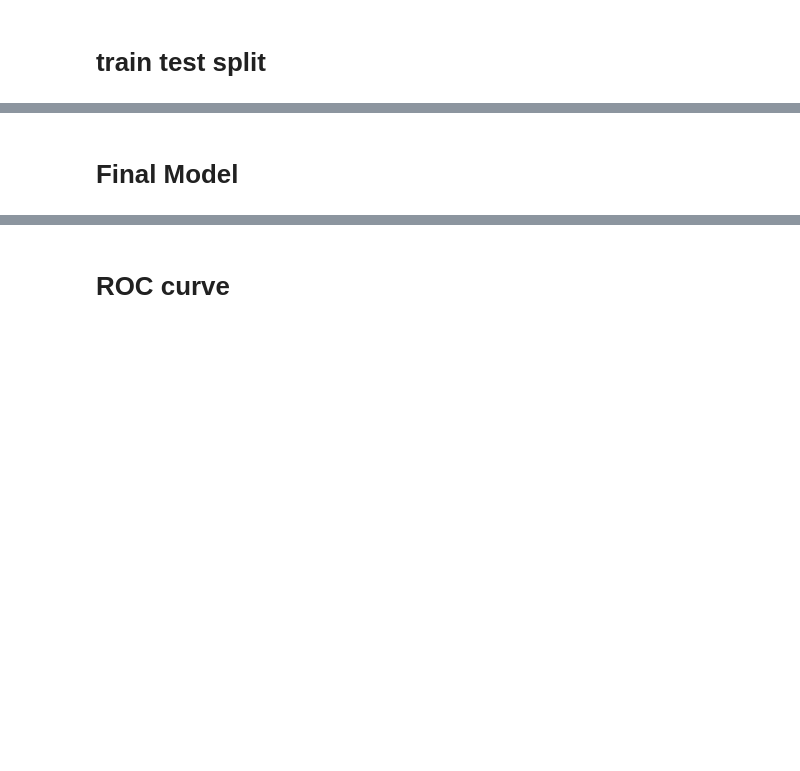
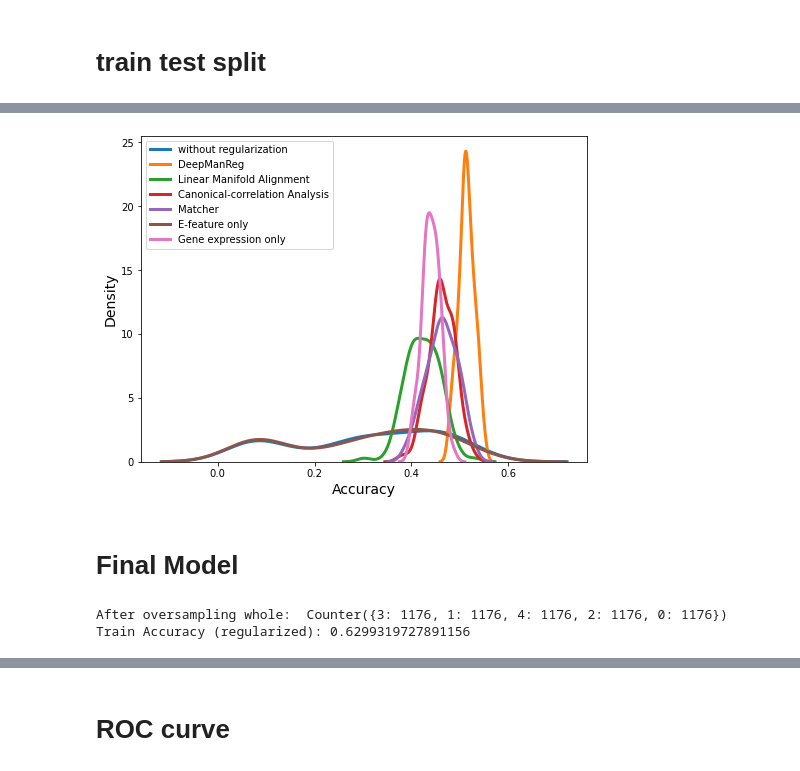
Before and after one commit to daifengwanglab/deepManReg, a Jupyter notebook: visual_sample/code/phase2.ipynb, the cells around one changed output, grey strips where cells are left out. Saved outputs shown, nothing was run; the diff lists cells and outputs as text; code cells hidden in the pictures; blank space fills up the shorter version.

```diff
--- a/visual_sample/code/phase2.ipynb
+++ b/visual_sample/code/phase2.ipynb
@@ -126,8 +233,8 @@ data = np.concatenate((x1_np,x2_np), axis=0).T
 print(data.shape)
 
 distance_matrix = sp.spatial.distance_matrix(feature_new, feature_new)
-#sim_mat = 1/(1+distance_matrix)
-sim_mat = 1/np.exp(distance_matrix)
+sim_mat = 1/(1+distance_matrix)
+#sim_mat = 1/np.exp(distance_matrix)
 sim_mat[sim_mat > np.percentile(sim_mat,50)] = 1
 sim_mat[sim_mat != 1] = 0
 sim = torch.from_numpy(sim_mat)
@@ -333,19 +546,25 @@ plt.savefig("../figure/hist_validation.pdf")
 # %%
 plt.figure(figsize=(8,6))
 sns.distplot(acc_noreg, hist = False, kde = True, norm_hist=True,kde_kws = { 'linewidth': 3})
 sns.distplot(acc_reg, hist = False, kde = True, norm_hist=True,kde_kws = { 'linewidth': 3})
 sns.distplot(acc_ma, hist = False, kde = True, norm_hist=True,kde_kws = { 'linewidth': 3})
 sns.distplot(acc_cca, hist = False, kde = True, norm_hist=True,kde_kws = { 'linewidth': 3})
 sns.distplot(acc_matcher, hist = False, kde = True, norm_hist=True,kde_kws = { 'linewidth': 3})
+sns.distplot(acc_e, hist = False, kde = True, norm_hist=True,kde_kws = { 'linewidth': 3})
+sns.distplot(acc_t, hist = False, kde = True, norm_hist=True,kde_kws = { 'linewidth': 3})
 plt.xlabel("Accuracy", size=14)
 plt.ylabel("Density", size=14)
 #plt.title("Histograms for validation accuracy")
-plt.legend(['without regularization', 'with regularization'])
-plt.savefig("../figure/hist_validation.pdf")
+plt.legend(['without regularization', 'DeepManReg',"Linear Manifold Alignment","Canonical-correlation Analysis","Matcher",
+            "E-feature only","Gene expression only"])
+plt.savefig("../figure/density_validation.pdf")
+# %% [output]
+[figure, added]
 # %% [markdown]
 # Final Model
 # %%
 #network for all data
+feature_dim = 1041
 X = data
 y = pd.factorize(labels,sort=True)[0]
 X, y = SMOTE(random_state = 0).fit_resample(X, y)
@@ -365,10 +584,13 @@ for e in range(num_epochs):
     e_losses += train_epoch(net, X, y, opt, criterion, sim)
 
 with torch.no_grad():
-    x_tensor_test = X.float()#.to(device)
+x_tensor_test = X.float()#.to(device)
     net.eval()
     yhat = net(x_tensor_test)
 y_pred_softmax = torch.log_softmax(yhat, dim = 1)
 _, y_pred_tags = torch.max(y_pred_softmax, dim = 1)
 correct_pred = np.mean([float(y_pred_tags[i] == y[i]) for i in range(len(y))])
 print("Train Accuracy (regularized):",correct_pred)
+# %% [output]
+After oversampling whole:  Counter({3: 1176, 1: 1176, 4: 1176, 2: 1176, 0: 1176})
+Train Accuracy (regularized): 0.6299319727891156
```
Also changed, not shown: parts of 24 cells of this notebook, 6 other files.
